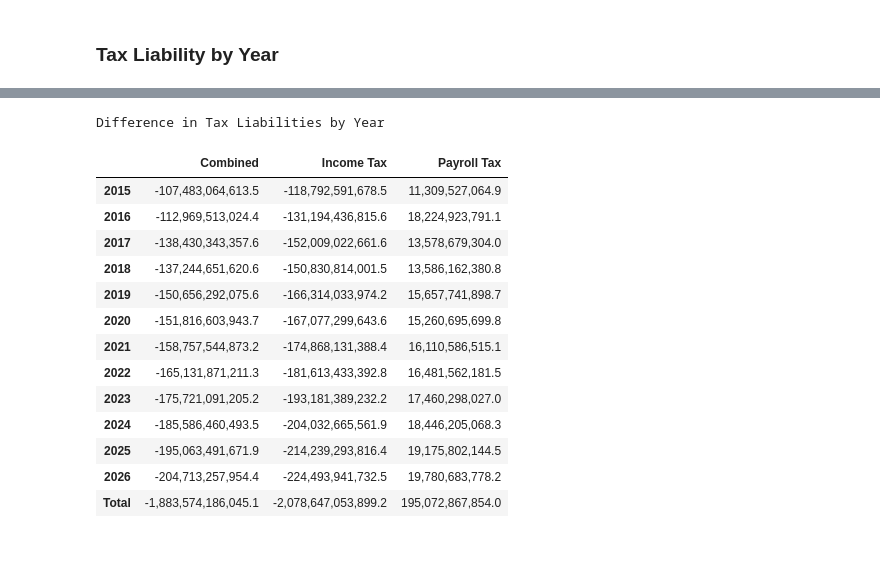
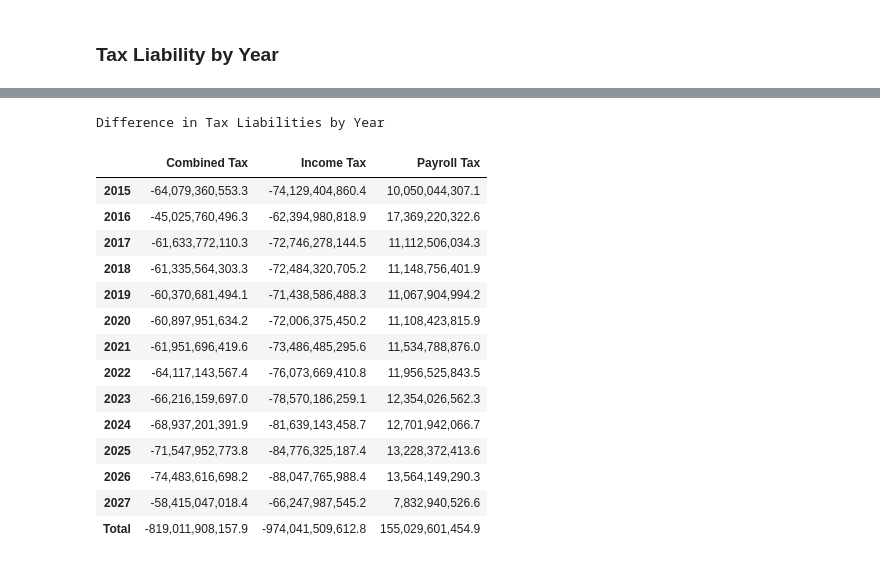
Before and after one commit to andersonfrailey/Notebook-Uploads, a Jupyter notebook: 2011 PUF Comparisons.ipynb, the cells around one changed output, grey strips where cells are left out. Saved outputs shown, nothing was run; the diff lists cells and outputs as text; code cells hidden in the pictures.

```diff
--- a/2011 PUF Comparisons.ipynb
+++ b/2011 PUF Comparisons.ipynb
@@ -42,9 +42,9 @@ growf = Growfactors('../taxdata/stage1/growfactors.csv')
 rec = Records(puf, gfactors=growf,
               weights=wt, adjust_ratios=adj,
               start_year=2011)
-pol = Policy(gfactors=growf, start_year=2011, num_years=16)
-consump = Consumption(start_year=2011, num_years=16)
-behave = Behavior(start_year=2011, num_years=16)
+pol = Policy(gfactors=growf, start_year=2011, num_years=17)
+consump = Consumption(start_year=2011, num_years=17)
+behave = Behavior(start_year=2011, num_years=17)
 calc_new = Calculator(records=rec, policy=pol, consumption=consump, behavior=behave)
 calc_new.advance_to_year(2014)
 calc_new.calc_all()
@@ -402,12 +482,14 @@ show(f)
 # %%
 liabilities_current = {'Income Tax': [],
                        'Payroll Tax': [],
-                       'Combined': []}
+                       'Combined Tax': [],
+                       'source': []}
 liabilities_new = {'Income Tax': [],
                    'Payroll Tax': [],
-                   'Combined': []}
+                   'Combined Tax': [],
+                   'source': []}
 years = []
-for year in range(2015, 2027):
+for year in range(2015, 2028):
     years.append(year)
     calc.advance_to_year(year)
     calc_new.advance_to_year(year)
@@ -415,7 +497,11 @@ for year in range(2015, 2027):
     calc_new.calc_all()
     liabilities_current['Income Tax'].append((calc.records.s006 * calc.records.iitax).sum())
     liabilities_current['Payroll Tax'].append((calc.records.s006 * calc.records.payrolltax).sum())
-    liabilities_current['Combined'].append((calc.records.s006 * calc.records.combined).sum())
+    liabilities_current['Combined Tax'].append((calc.records.s006 * calc.records.combined).sum())
     liabilities_new['Income Tax'].append((calc_new.records.s006 * calc_new.records.iitax).sum())
     liabilities_new['Payroll Tax'].append((calc_new.records.s006 * calc_new.records.payrolltax).sum())
-    liabilities_new['Combined'].append((calc_new.records.s006 * calc_new.records.combined).sum())
+    liabilities_new['Combined Tax'].append((calc_new.records.s006 * calc_new.records.combined).sum())
+    liabilities_current['source'].append('Current')
+    liabilities_new['source'].append('New')
+liabilities_new['years'] = years
+liabilities_current['years'] = years
@@ -437,5 +560,6 @@ show(f)
 # %%
 ldf_current = pd.DataFrame(liabilities_current, index=years)
+ldf_current.drop(['source', 'years'], axis=1, inplace=True)
 print 'Current Tax Liabilities by Year'
 ldf_current
 # %% [output]
@@ -456,5 +581,6 @@ Current Tax Liabilities by Year
 # %%
 ldf_new = pd.DataFrame(liabilities_new, index=years)
+ldf_new.drop(['source', 'years'], axis=1, inplace=True)
 print 'New Tax Liabilities by Year'
 ldf_new
 # %% [output]
@@ -475,25 +602,27 @@ New Tax Liabilities by Year
 # %%
 print 'Difference in Tax Liabilities by Year'
 diff_df = ldf_new - ldf_current
 diff_df = diff_df.append(diff_df.sum(), ignore_index=True)
+years.append('Total')
 diff_df.index = years
 diff_df
 # %% [output]
 Difference in Tax Liabilities by Year
-|  | Combined | Income Tax | Payroll Tax |
-| 2015 | -107,483,064,613.5 | -118,792,591,678.5 | 11,309,527,064.9 |
-| 2016 | -112,969,513,024.4 | -131,194,436,815.6 | 18,224,923,791.1 |
-| 2017 | -138,430,343,357.6 | -152,009,022,661.6 | 13,578,679,304.0 |
-| 2018 | -137,244,651,620.6 | -150,830,814,001.5 | 13,586,162,380.8 |
-| 2019 | -150,656,292,075.6 | -166,314,033,974.2 | 15,657,741,898.7 |
-| 2020 | -151,816,603,943.7 | -167,077,299,643.6 | 15,260,695,699.8 |
-| 2021 | -158,757,544,873.2 | -174,868,131,388.4 | 16,110,586,515.1 |
-| 2022 | -165,131,871,211.3 | -181,613,433,392.8 | 16,481,562,181.5 |
-| 2023 | -175,721,091,205.2 | -193,181,389,232.2 | 17,460,298,027.0 |
-| 2024 | -185,586,460,493.5 | -204,032,665,561.9 | 18,446,205,068.3 |
-| 2025 | -195,063,491,671.9 | -214,239,293,816.4 | 19,175,802,144.5 |
-| 2026 | -204,713,257,954.4 | -224,493,941,732.5 | 19,780,683,778.2 |
-| Total | -1,883,574,186,045.1 | -2,078,647,053,899.2 | 195,072,867,854.0 |
+|  | Combined Tax | Income Tax | Payroll Tax |
+| 2015 | -64,079,360,553.3 | -74,129,404,860.4 | 10,050,044,307.1 |
+| 2016 | -45,025,760,496.3 | -62,394,980,818.9 | 17,369,220,322.6 |
+| 2017 | -61,633,772,110.3 | -72,746,278,144.5 | 11,112,506,034.3 |
+| 2018 | -61,335,564,303.3 | -72,484,320,705.2 | 11,148,756,401.9 |
+| 2019 | -60,370,681,494.1 | -71,438,586,488.3 | 11,067,904,994.2 |
+| 2020 | -60,897,951,634.2 | -72,006,375,450.2 | 11,108,423,815.9 |
+| 2021 | -61,951,696,419.6 | -73,486,485,295.6 | 11,534,788,876.0 |
+| 2022 | -64,117,143,567.4 | -76,073,669,410.8 | 11,956,525,843.5 |
+| 2023 | -66,216,159,697.0 | -78,570,186,259.1 | 12,354,026,562.3 |
+| 2024 | -68,937,201,391.9 | -81,639,143,458.7 | 12,701,942,066.7 |
+| 2025 | -71,547,952,773.8 | -84,776,325,187.4 | 13,228,372,413.6 |
+| 2026 | -74,483,616,698.2 | -88,047,765,988.4 | 13,564,149,290.3 |
+| 2027 | -58,415,047,018.4 | -66,247,987,545.2 | 7,832,940,526.6 |
+| Total | -819,011,908,157.9 | -974,041,509,612.8 | 155,029,601,454.9 |
 # %%
 print 'Pct. Change in Tax Liabilities by Year'
 ((ldf_new - ldf_current) / ldf_current) * 100
```
Also changed, not shown: parts of 23 cells of this notebook.
